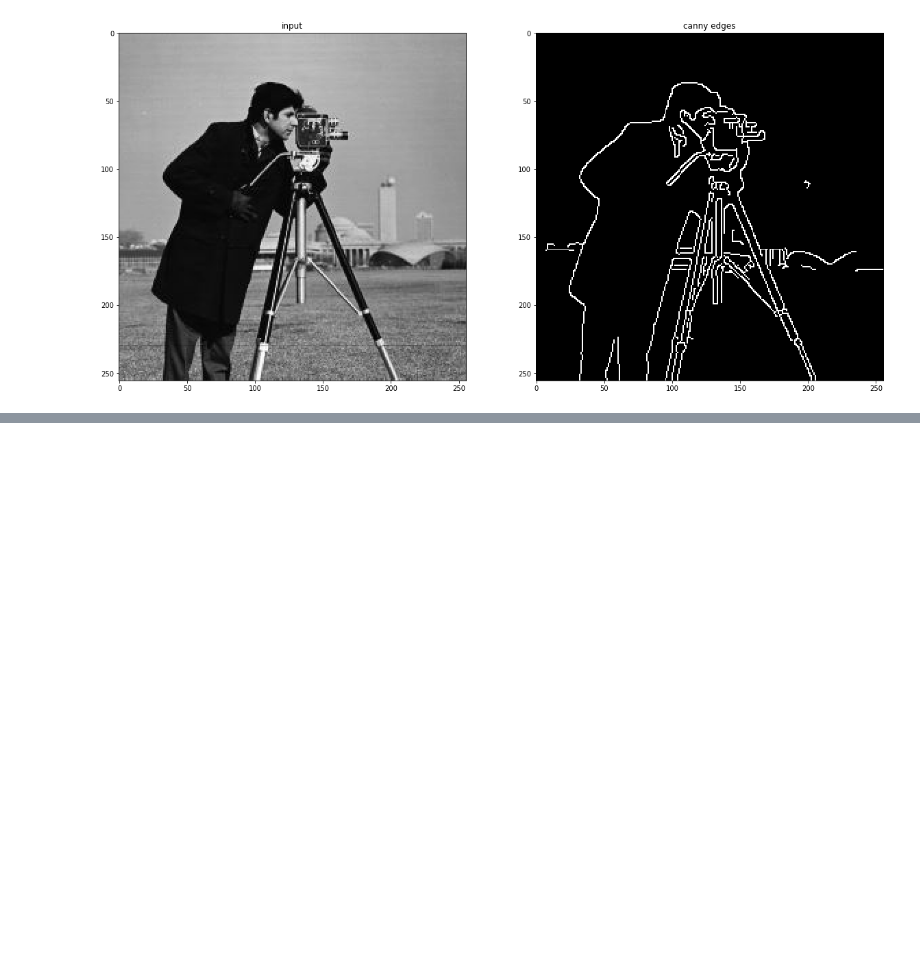
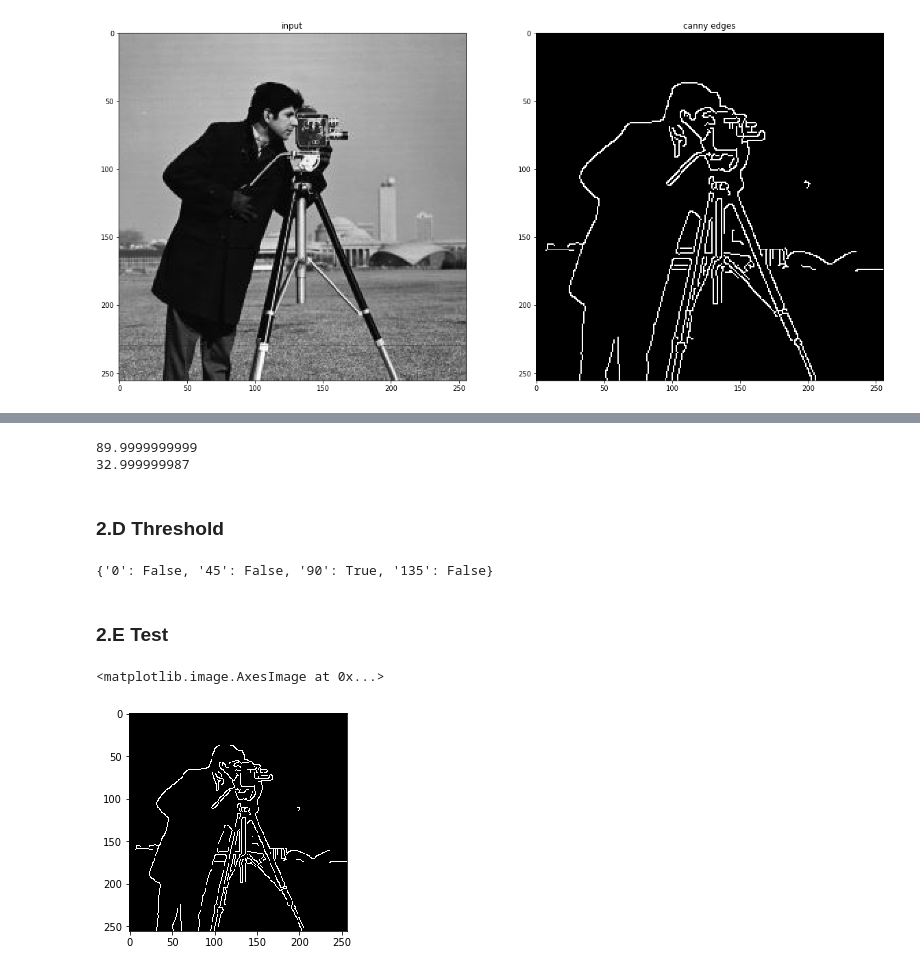
Before and after one commit to Nikronic/Computer-Vision-IUST, a Jupyter notebook: HW04/HW04.ipynb, the cells around one changed output, grey strips where cells are left out. Saved outputs shown, nothing was run; the diff lists cells and outputs as text; code cells hidden in the pictures; blank space fills up the shorter version.

```diff
--- a/HW04/HW04.ipynb
+++ b/HW04/HW04.ipynb
@@ -360,0 +501,72 @@ plt.show()
+# %%
+def get_theta_conf(eigvals, eigvecs, angles):
+    """
+    Computes theta(direction) and confidence degrees of lines using eigen matrices
+
+    :param eignvecs: Eigen vectors of covariance matrix of each direction
+    :param eignvals: Eigen values of covariance matrix of each direction
+    :param angles: possible angles of given direction matrix
+    """
+
+    thetas = {}
+    confidences = {}
+
+    for a in ANGLES:
+        n_components = eigvals[str(a)].shape[0]
+        thetas_comp = np.zeros((n_components, 1))
+        confidences_comp = np.zeros((n_components, 1))
+        for i in range(n_components):
+            thetas_comp[i,:] = np.rad2deg(np.arctan2(eigvecs[str(a)][i][1,1], eigvecs[str(a)][i][0,1]))
+            confidences_comp[i,:] = eigvals[str(a)][i][1] / (eigvals[str(a)][i][0]+1e-10)
+        thetas[str(a)] = thetas_comp
+        confidences[str(a)] = confidences_comp
+    return thetas, confidences
+
+thetas, confidences = get_theta_conf(eigvals, eigvecs, ANGLES)
+print(thetas['90'][0])
+print(confidences['90'][0])
+# %% [output]
+89.9999999999
+32.999999987
+# %% [markdown]
+### 2.D Threshold
+# %%
+threshold = 5
+
+def threshold_conf(confidences, threshold, angles):
+    """
+    Thresholds each confidence of each direction for all directions in angles
+
+    :param confidences: confidence degrees of lines using eigen matrices
+    :param threshold: threshold value for confidence score
+    :param angle: possible angles of given direction matrix
+    """
+
+    strong_confs = {}
+    for a in ANGLES:
+        n_components = confidences[str(a)].shape[0]
+        strong_conf_comp = np.zeros((n_components, 1))
+        for i in range(n_components):
+            strong_conf_comp[i,:] = 1 if confidences[str(a)][i] > threshold else 0
+        strong_confs[str(a)] = strong_conf_comp
+    return strong_confs
+
+strong_confs = threshold_conf(confidences, threshold, ANGLES)
+strong_confs
+# %% [output]
+{'0': False, '45': False, '90': True, '135': False}
+# %% [markdown]
+### 2.E Test
+# %%
+image = cv2.imread('images/cameraman.jpg', 0).astype(float)
+image_blurred = GaussianNoise()(image)
+image_grad, image_theta = GradientIntensity()(image_blurred)
+image_suppressed = NonMaxSuppression()(image_grad, image_theta)
+image_final = Thresholding()(image_suppressed)
+image_final[image_final< 1] = 0
+image_final[image_final> 1] = 255
+image_final = image_final.astype(np.uint8)
+plt.imshow(image_final, cmap='gray')
+# %% [output]
+<matplotlib.image.AxesImage at 0x...>
+[figure, added]
```
Also changed, not shown: parts of 22 cells of this notebook, 2 other files.
